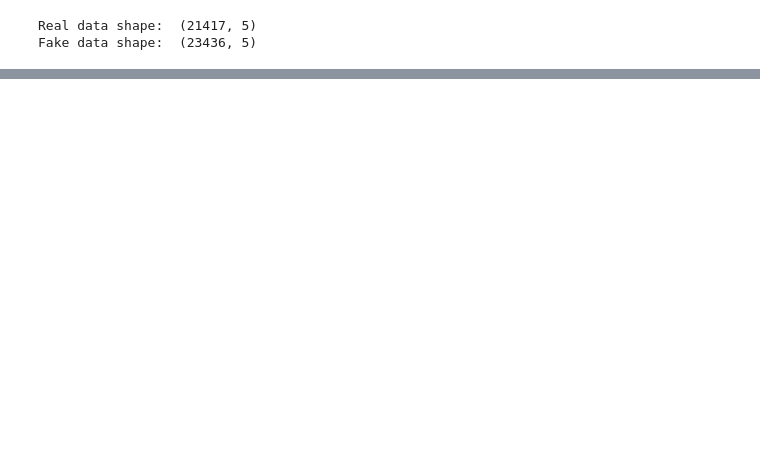
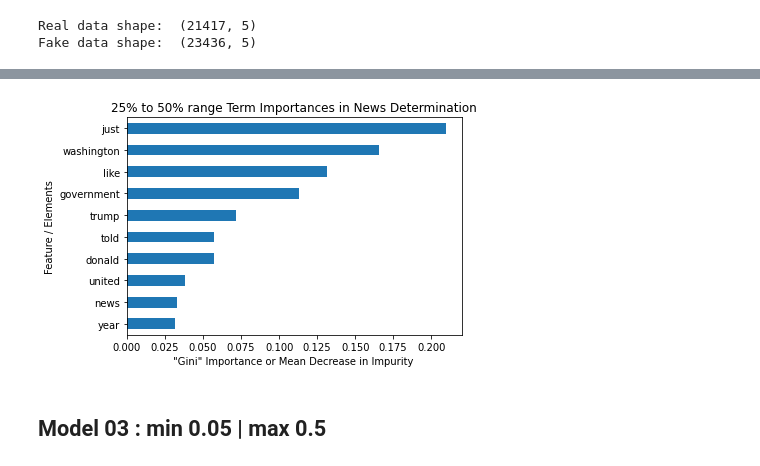
Before and after one commit to StephenSpicer/News_Parsing_DS23_unit02, a Jupyter notebook: unit02/fourthworkup.ipynb, the cells around one changed output, grey strips where cells are left out. Cells and saved outputs as stored; diff of their text form; code cells hidden in the pictures; blank space fills up the shorter version.

```diff
--- a/unit02/fourthworkup.ipynb
+++ b/unit02/fourthworkup.ipynb
@@ -103,0 +327,15 @@ Index(['title', 'text', 'date', 'Fake'], dtype='object')
+# %%
+# tfidf02 = TfidfVectorizer(stop_words = 'english', strip_accents ='ascii', max_features = 100, min_df= 0.25 , max_df= 0.5)
+
+model2 = Pipeline([
+    ('vectorizer', TfidfVectorizer(stop_words = 'english', strip_accents ='ascii', max_features = 100, min_df= 0.25 , max_df= 0.5)),
+    #('dim_red', TruncatedSVD(n_components=19, random_state=42)),
+    ('encoder', OrdinalEncoder()),
+    ('predictor', GradientBoostingClassifier(random_state=42, verbose=1))
+])
+
+model2.fit(Xb_train, yb_train);
+print('model2 train: ', model2.score(Xb_train, yb_train))
+print('model2 val: ', model2.score(Xb_val, yb_val))
+print('model2 test: ',model2.score(Xb_test, yb_test))
+print()
@@ -103,0 +360,15 @@ Index(['title', 'text', 'date', 'Fake'], dtype='object')
+# %%
+# model 2 feature importances graph
+
+vectorizer = TfidfVectorizer()
+importances = model2.named_steps['predictor'].feature_importances_
+features = model2.named_steps['vectorizer'].get_feature_names()
+feat_imp = pd.Series(importances, index=features).sort_values()
+feat_imp.tail(10).plot(kind='barh')
+plt.xlabel('"Gini" Importance or Mean Decrease in Impurity ')
+plt.ylabel('Feature / Elements')
+plt.title('25% to 50% range Term Importances in News Determination');
+# %% [output]
+[figure, added]
+# %% [markdown]
+## Model 03 : min 0.05  |  max 0.5
```
Also changed, not shown: parts of 42 cells of this notebook.
